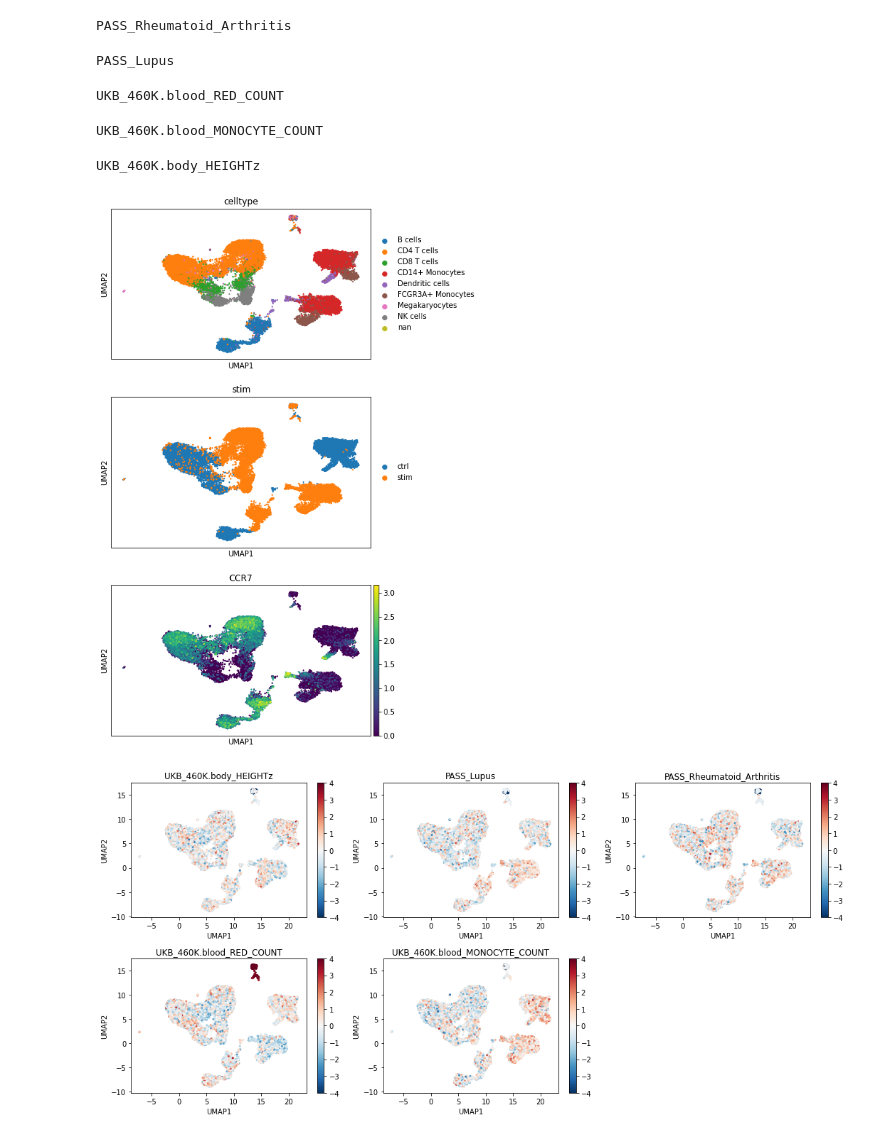
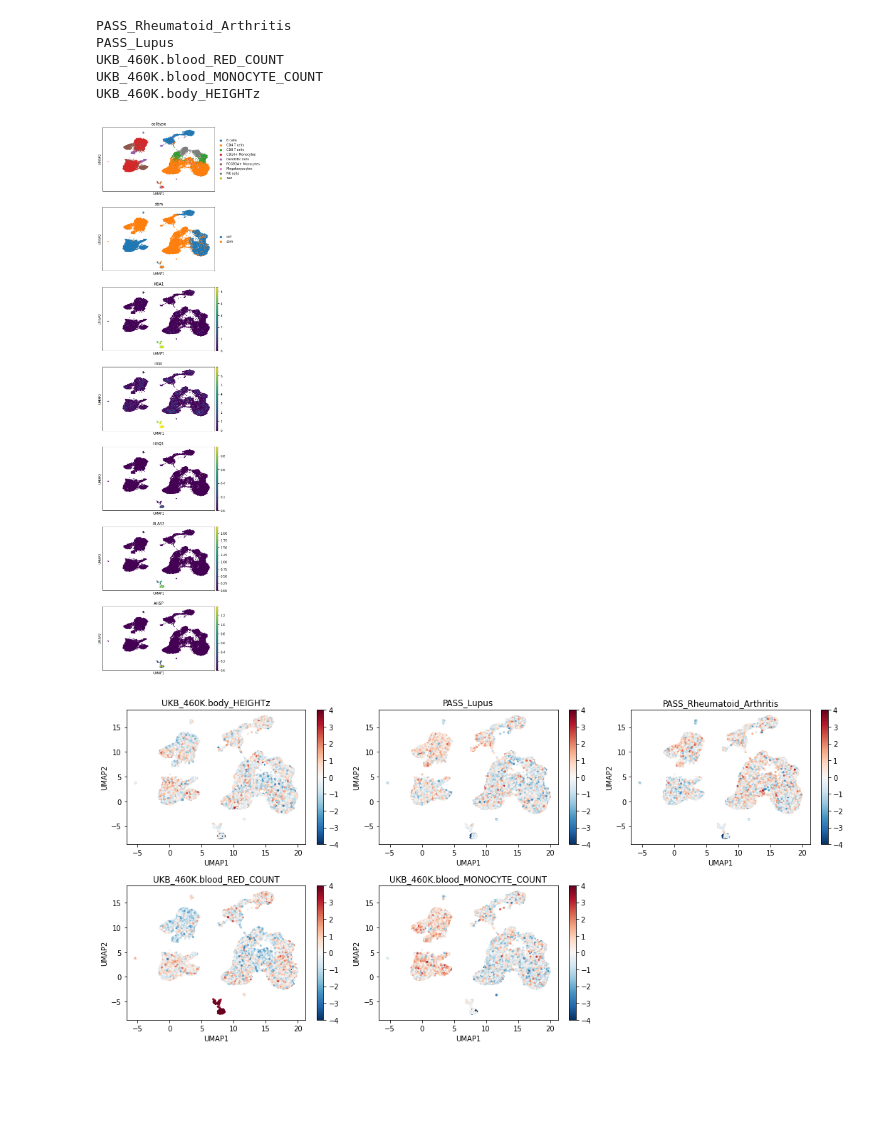
Before and after one commit to martinjzhang/scDRS, a Jupyter notebook: experiments/job.kang2018/notebook.ipynb, the cells around one changed output. Drawn from its saved outputs; the diff is of its cells as text; code cells hidden in the pictures; blank space fills up the shorter version.

```diff
--- a/experiments/job.kang2018/notebook.ipynb
+++ b/experiments/job.kang2018/notebook.ipynb
@@ -13,5 +11,13 @@ adata = sc.read_h5ad("data/kang2018.h5ad")
 # %%
+adata = sc.read_h5ad("data/kang2018.h5ad")
 adata = adata[adata.obs["multiplets"] != "doublet"]
+adata.layers["counts"] = adata.X.copy()
+
+# normalize
 median_umi = np.median(adata.X.sum(axis=1).A1)
 sc.pp.normalize_total(adata, target_sum=median_umi)
 sc.pp.log1p(adata)
+
+sc.tl.pca(adata)
+sc.pp.neighbors(adata)
+sc.tl.umap(adata)
@@ -38,16 +40,17 @@ for trait in df_gs.index:
     df_res_dict[trait] = df_res
 # %% [output]
 PASS_Rheumatoid_Arthritis
+PASS_Lupus
+UKB_460K.blood_RED_COUNT
+UKB_460K.blood_MONOCYTE_COUNT
+UKB_460K.body_HEIGHTz
-PASS_Lupus
-UKB_460K.blood_RED_COUNT
-UKB_460K.blood_MONOCYTE_COUNT
-UKB_460K.body_HEIGHTz
 # %%
 zsc_dict = dict()
 for trait in trait_list:
     zsc_dict[trait] = df_res_dict[trait]["zscore"].reindex(adata.obs.index).values
 score_index = adata.obs.index
-util.plot_score_umap(zsc_dict, score_index, adata, n_col=3, umap_color=["celltype", "stim", "CCR7"])
+erythrocytes_marker_genes = ["HBA1", "HBB", "HBQ1", "ALAS2", "AHSP"]
+util.plot_score_umap(zsc_dict, score_index, adata, n_col=3, umap_color=["celltype", "stim"] + erythrocytes_marker_genes)
 # %% [output]
-[figure, old version]
+[figure, new version]
-[figure, old version]
+[figure, new version]
```
Also changed, not shown: parts of 4 cells of this notebook, 6 other files.
